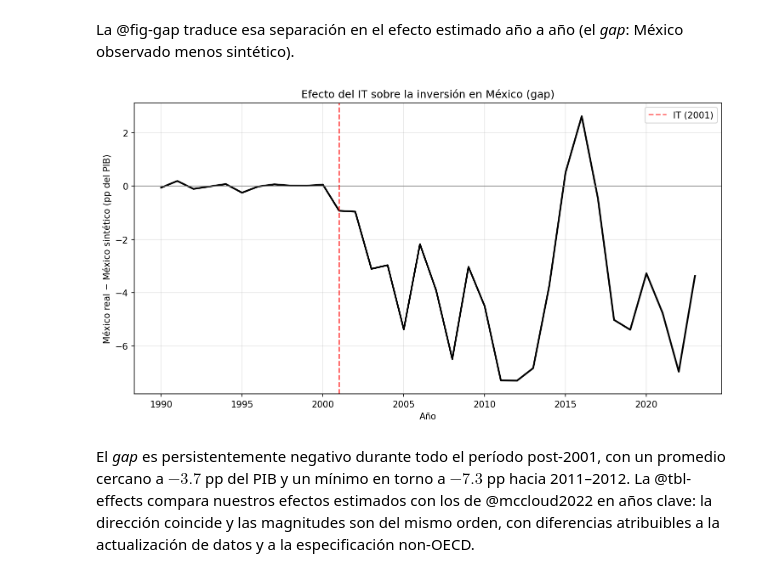
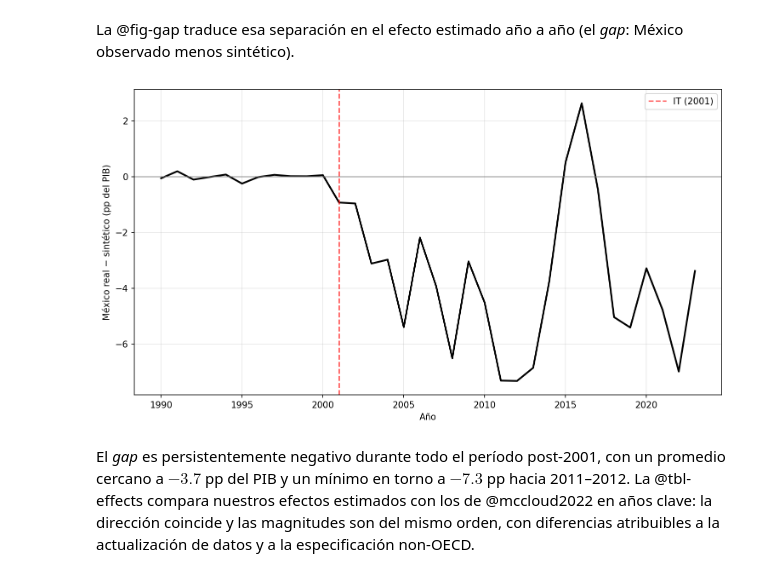
Before and after one commit to br0san/synth_con_econ_II, a Jupyter notebook: 01_analisis.ipynb, the cells around one changed output. Cells and saved outputs as stored; diff of their text form; code cells hidden in the pictures.

```diff
--- a/trabajo_final.ipynb
+++ b/01_analisis.ipynb
@@ -202,11 +319,17 @@ plt.show()
 # %% [markdown]
 La @fig-gap traduce esa separación en el efecto estimado año a año (el *gap*: México observado menos sintético).
-# %%
-#| label: fig-gap
-#| fig-cap: "Efecto estimado del IT sobre la inversión en México (gap, pp del PIB)."
-scm.fig_gap(res)
-plt.show()
-# %% [output]
-[figure, removed]
+# %%
+#| label: fig-gap
+#| fig-cap: "Efecto estimado del IT sobre la inversión en México (gap, pp del PIB)."
+fig, ax = plt.subplots(figsize=(10, 5.5))
+ax.plot(gap.index, gap.values, color="black", lw=2)
+ax.axhline(0, color="gray", lw=0.8)
+ax.axvline(TREATMENT_YEAR, color="red", ls="--", alpha=0.6, label=f"IT ({TREATMENT_YEAR})")
+ax.set_xlabel("Año"); ax.set_ylabel("México real − sintético (pp del PIB)")
+ax.grid(alpha=0.3); ax.legend()
+fig.tight_layout()
+plt.show()
+# %% [output]
+[figure, added]
 # %% [markdown]
 El *gap* es persistentemente negativo durante todo el período post-2001, con un promedio cercano a $-3.7$ pp del PIB y un mínimo en torno a $-7.3$ pp hacia 2011–2012. La @tbl-effects compara nuestros efectos estimados con los de @mccloud2022 en años clave: la dirección coincide y las magnitudes son del mismo orden, con diferencias atribuibles a la actualización de datos y a la especificación non-OECD.
```
Also changed, not shown: parts of 27 cells of this notebook, 12 other files.
